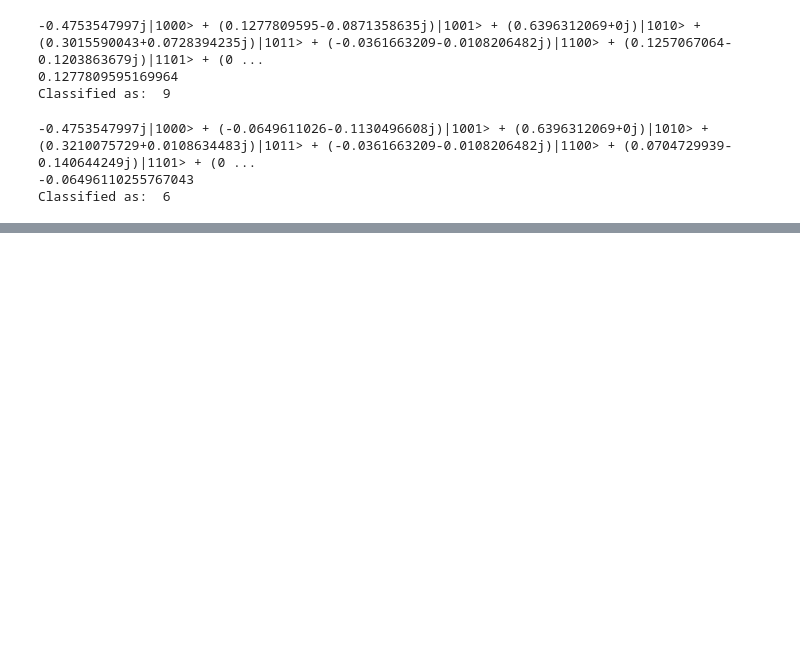
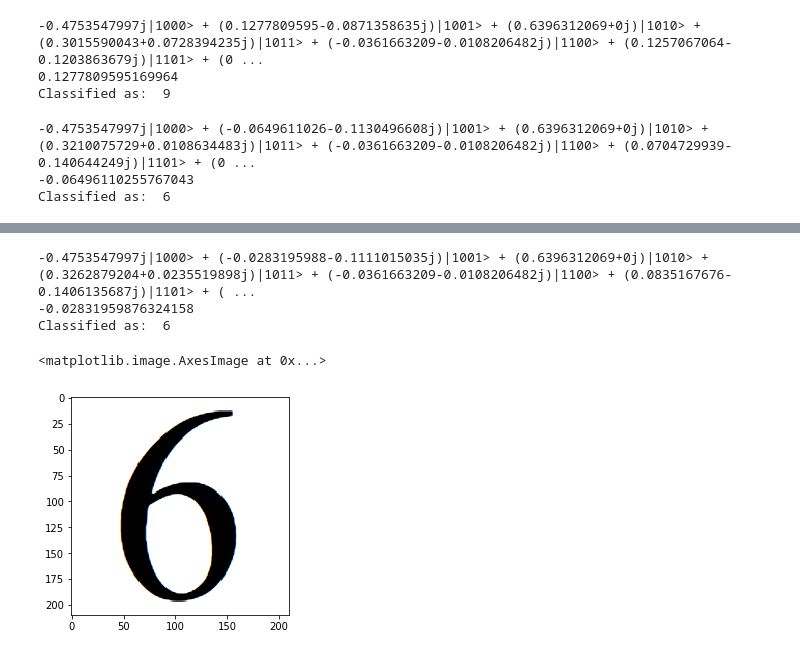
Before and after one commit to jordandsullivan/Rigetti-Hackathon, a Jupyter notebook: Hackathon.ipynb, the cells around one changed output, grey strips where cells are left out. Drawn from its saved outputs; the diff is of its cells as text; code cells hidden in the pictures; blank space fills up the shorter version.

```diff
--- a/Hackathon.ipynb
+++ b/Hackathon.ipynb
@@ -320 +324,15 @@ print("Classified as: ", classify(wavefunction))
 Classified as:  6
+# %%
+img_6 = load_image("6.png")
+features_6 = full_process(img_6)
+while True:
+    inverse = Inverse(F, Program(), QVMConnection(), np.arctan(1/(features_6[0]/features_6[1])), np.arctan(1/(0.987/0.159)), np.arctan(1/(0.354/0.935)))
+    wavefunction = inverse.main()
+    if np.real(wavefunction.amplitudes[0]) == 0 and np.imag(wavefunction.amplitudes[0]) == 0:
+        print(wavefunction)
+        print("Classified as: ", classify(wavefunction))
+        break
+# %% [output]
+-0.4753547997j|1000> + (-0.0283195988-0.1111015035j)|1001> + (0.6396312069+0j)|1010> + (0.3262879204+0.0235519898j)|1011> + (-0.0361663209-0.0108206482j)|1100> + (0.0835167676-0.1406135687j)|1101> + ( ...
+-0.02831959876324158
+Classified as:  6
@@ -320,0 +390,5 @@ Classified as:  6
+# %%
+imshow(load_image("6.png"))
+# %% [output]
+<matplotlib.image.AxesImage at 0x...>
+[figure, added]
```
Also changed, not shown: parts of 10 cells of this notebook.
